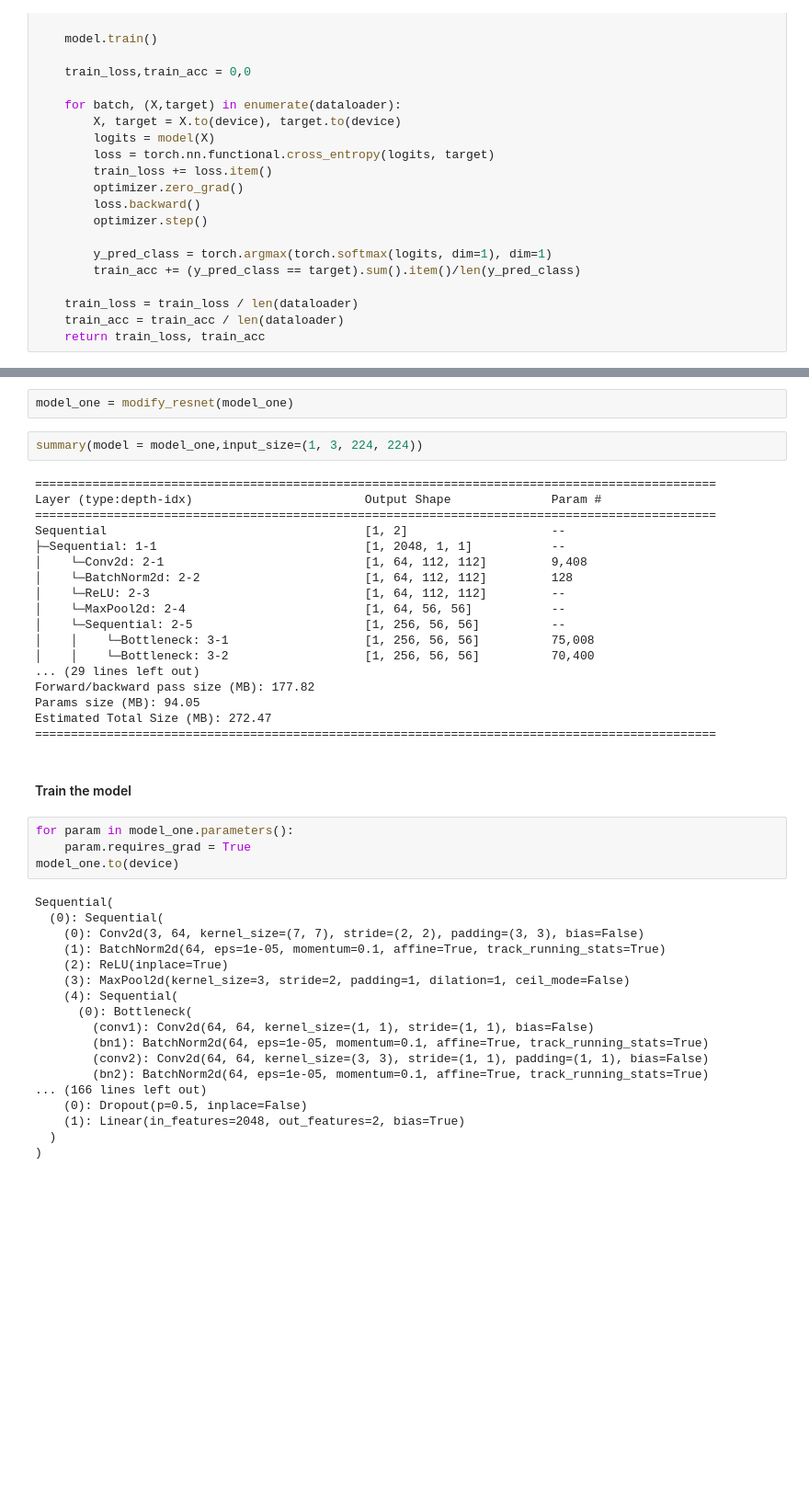
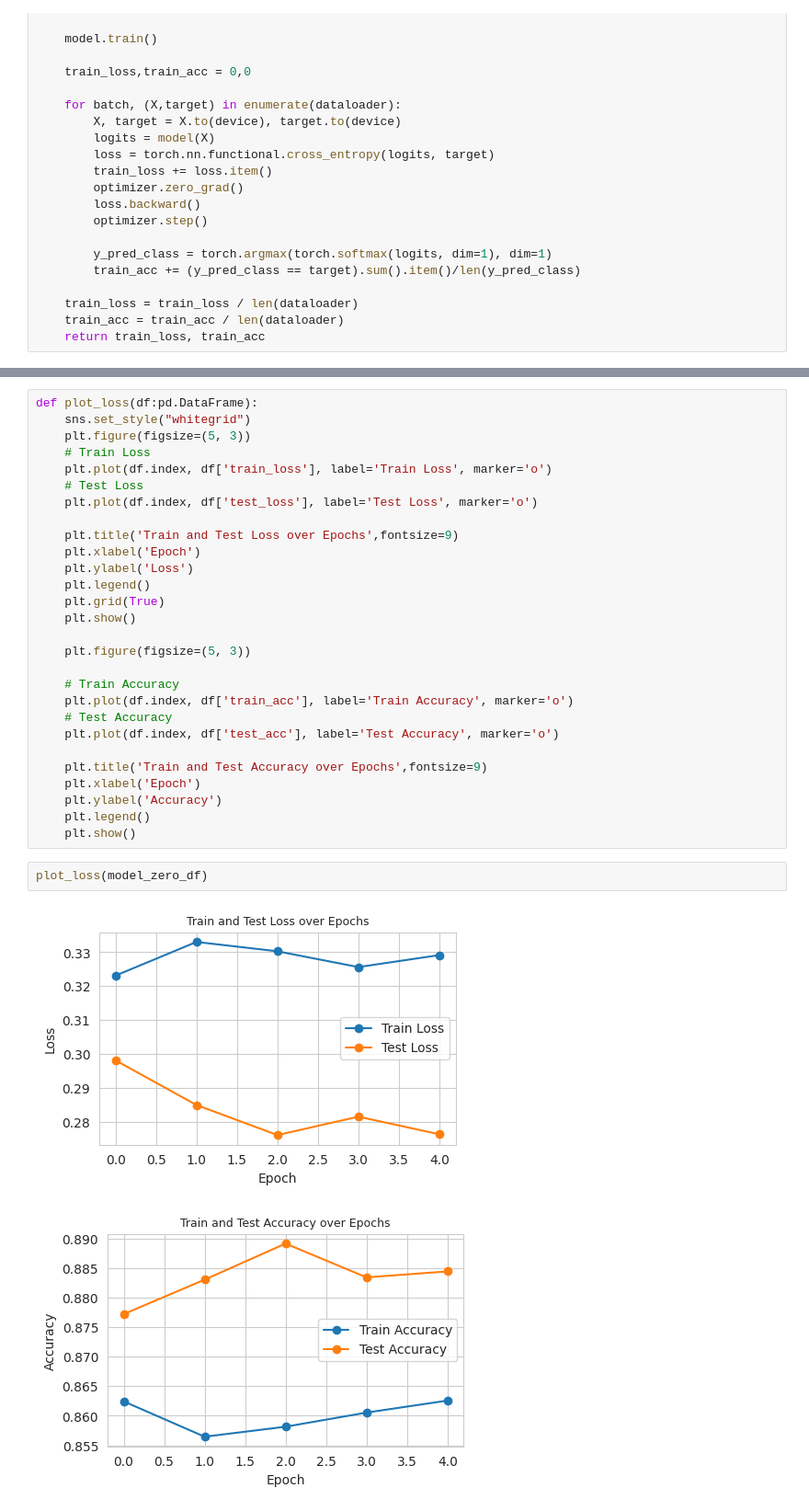
Before and after one commit to dibkb/tensorflow-udemy, a Jupyter notebook: melanoma-cancer-image-dataset.ipynb, the cells around one changed output, grey strips where cells are left out. Shown at 92% size. Saved outputs shown, nothing was run; the diff lists cells and outputs as text; blank space fills up the shorter version.

Commit message:
Kaggle Notebook | Melanoma Cancer Image Dataset | Version 9

```diff
--- a/melanoma-cancer-image-dataset.ipynb
+++ b/melanoma-cancer-image-dataset.ipynb
@@ -442,46 +372,33 @@ def modify_resnet(model:nn.Module,out_features:int = class_names,seed:int = 42):
-# %%
-model_one = modify_resnet(model_one)
-# %%
-summary(model = model_one,input_size=(1, 3, 224, 224))
-# %% [output]
-===============================================================================================
-Layer (type:depth-idx)                        Output Shape              Param #
-===============================================================================================
-Sequential                                    [1, 2]                    --
-├─Sequential: 1-1                             [1, 2048, 1, 1]           --
-│    └─Conv2d: 2-1                            [1, 64, 112, 112]         9,408
-│    └─BatchNorm2d: 2-2                       [1, 64, 112, 112]         128
-│    └─ReLU: 2-3                              [1, 64, 112, 112]         --
-│    └─MaxPool2d: 2-4                         [1, 64, 56, 56]           --
-│    └─Sequential: 2-5                        [1, 256, 56, 56]          --
-│    │    └─Bottleneck: 3-1                   [1, 256, 56, 56]          75,008
-│    │    └─Bottleneck: 3-2                   [1, 256, 56, 56]          70,400
-... (29 lines left out)
-Forward/backward pass size (MB): 177.82
-Params size (MB): 94.05
-Estimated Total Size (MB): 272.47
-===============================================================================================
-# %% [markdown]
-#### Train the model
-# %%
-for param in model_one.parameters():
-    param.requires_grad = True
-model_one.to(device)
-# %% [output]
-Sequential(
-  (0): Sequential(
-    (0): Conv2d(3, 64, kernel_size=(7, 7), stride=(2, 2), padding=(3, 3), bias=False)
-    (1): BatchNorm2d(64, eps=1e-05, momentum=0.1, affine=True, track_running_stats=True)
-    (2): ReLU(inplace=True)
-    (3): MaxPool2d(kernel_size=3, stride=2, padding=1, dilation=1, ceil_mode=False)
-    (4): Sequential(
-      (0): Bottleneck(
-        (conv1): Conv2d(64, 64, kernel_size=(1, 1), stride=(1, 1), bias=False)
-        (bn1): BatchNorm2d(64, eps=1e-05, momentum=0.1, affine=True, track_running_stats=True)
-        (conv2): Conv2d(64, 64, kernel_size=(3, 3), stride=(1, 1), padding=(1, 1), bias=False)
-        (bn2): BatchNorm2d(64, eps=1e-05, momentum=0.1, affine=True, track_running_stats=True)
-... (166 lines left out)
-    (0): Dropout(p=0.5, inplace=False)
-    (1): Linear(in_features=2048, out_features=2, bias=True)
-  )
-)
+# %%
+def plot_loss(df:pd.DataFrame):
+    sns.set_style("whitegrid")
+    plt.figure(figsize=(5, 3))
+    # Train Loss
+    plt.plot(df.index, df['train_loss'], label='Train Loss', marker='o')
+    # Test Loss
+    plt.plot(df.index, df['test_loss'], label='Test Loss', marker='o')
+
+    plt.title('Train and Test Loss over Epochs',fontsize=9)
+    plt.xlabel('Epoch')
+    plt.ylabel('Loss')
+    plt.legend()
+    plt.grid(True)
+    plt.show()
+
+    plt.figure(figsize=(5, 3))
+
+    # Train Accuracy
+    plt.plot(df.index, df['train_acc'], label='Train Accuracy', marker='o')
+    # Test Accuracy
+    plt.plot(df.index, df['test_acc'], label='Test Accuracy', marker='o')
+
+    plt.title('Train and Test Accuracy over Epochs',fontsize=9)
+    plt.xlabel('Epoch')
+    plt.ylabel('Accuracy')
+    plt.legend()
+    plt.show()
+# %%
+plot_loss(model_zero_df)
+# %% [output]
+[figure, added]
+[figure, added]
```
Also changed, not shown: parts of 39 cells of this notebook.
